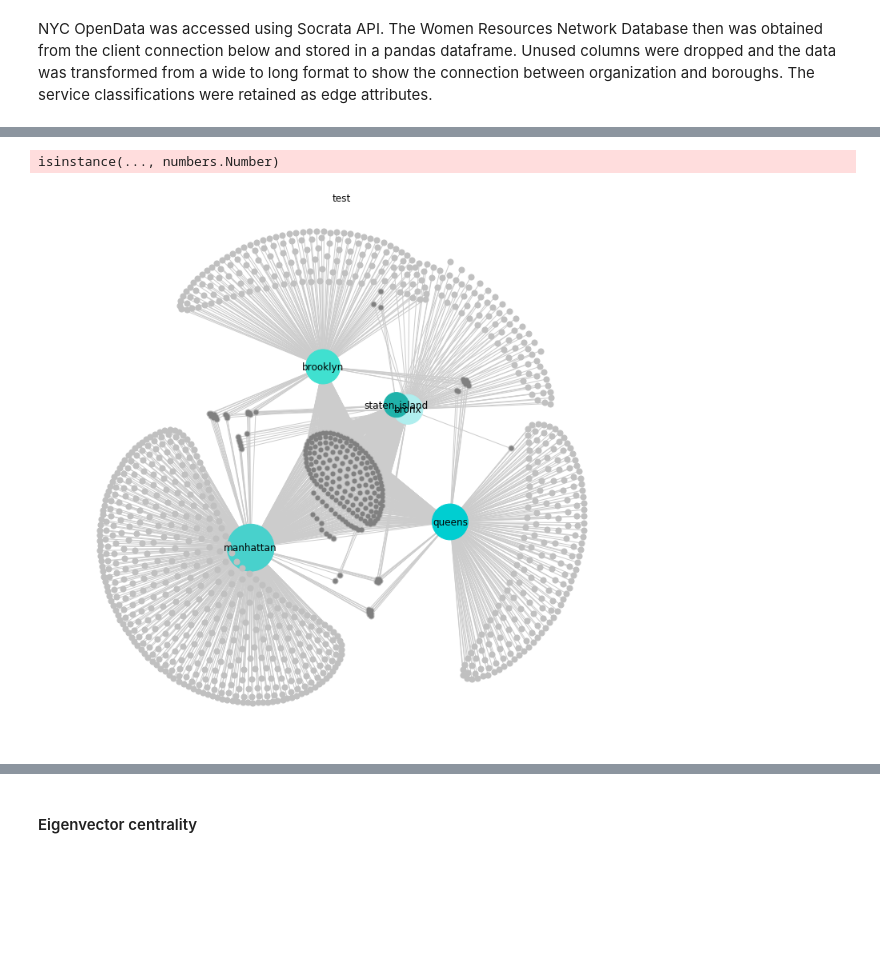
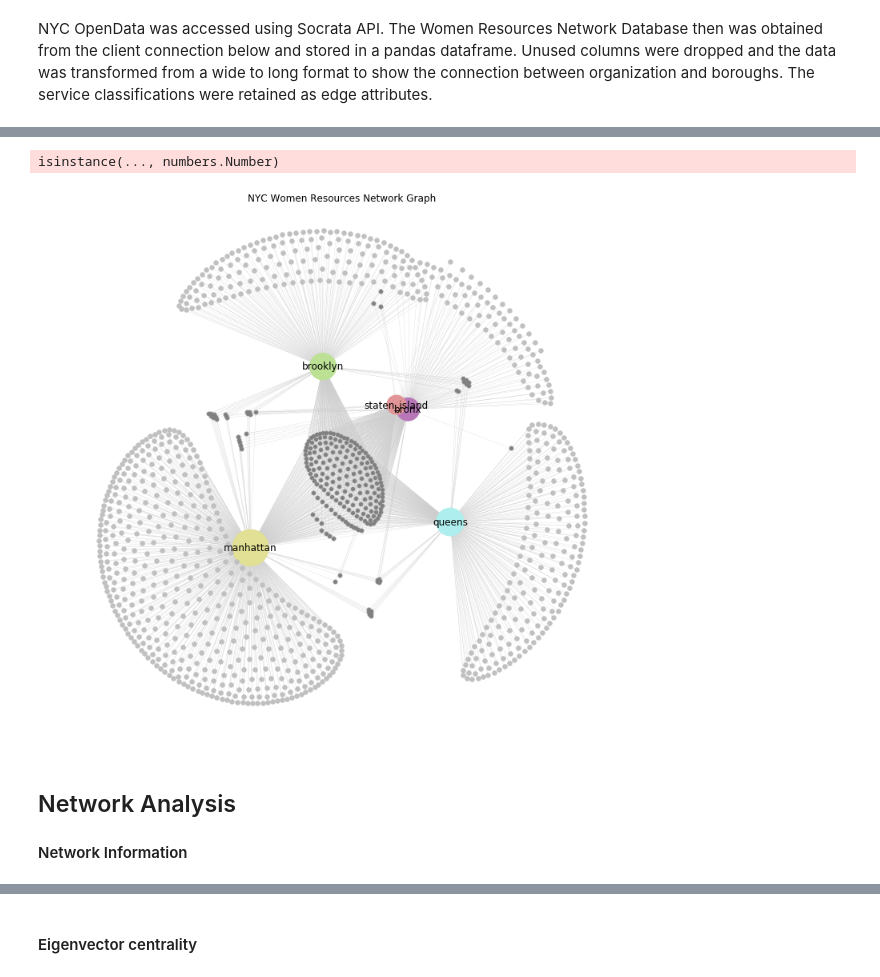
Before and after one commit to miasiracusa/620, a Jupyter notebook: Project-1/Network-Analysis.ipynb, the cells around one changed output, grey strips where cells are left out. Drawn from its saved outputs; the diff is of its cells as text; code cells hidden in the pictures; blank space fills up the shorter version.

Commit message:
Updated transformation, network graph, and analysis

```diff
--- a/Project-1/Network-Analysis.ipynb
+++ b/Project-1/Network-Analysis.ipynb
@@ -90,39 +74,37 @@ t[['organizationname', 'boro', 'services']]
 # %%
-df=t
 ## network lists for later use
 org_name = list(df.organizationname.unique())
 boro_name = list(df.boro.unique())
-boro_values = ['#AFEEEE', '#40E0D0', '#48D1CC', '#00CED1', '#20B2AA']
+boro_color = ['#b878b8', '#bce195', '#e1e095', '#afeeee', '#e19596']
 
 ## create graph & set Kamada-Kawai force-directed layout.
 plt.figure(figsize=(12, 12))
-g = nx.from_pandas_edgelist(df, source='boro', target='organizationname')
+g = nx.from_pandas_edgelist(df, source='boro', target='organizationname',edge_attr=True)
 layout = nx.kamada_kawai_layout(g)
 
 ## draw graph
-
-size = [g.degree(boro_name) * 5 for boro_name in boro_name]
+size = [g.degree(boro_name) * 3 for boro_name in boro_name]
 nx.draw_networkx_nodes(g,
                        layout,
                        nodelist=boro_name,
                        node_size=size,
-                       node_color=boro_values)
+                       node_color=boro_color)
 
 nx.draw_networkx_nodes(g, layout, nodelist=org_name, node_color='silver', node_size=50)
 
 # Draw organizations that operate in more than one borough
 high_freq_org = [org_name for org_name in org_name if g.degree(org_name) > 1]
-nx.draw_networkx_nodes(g, layout, nodelist=high_freq_org, node_color='grey', node_size=25)
+nx.draw_networkx_nodes(g, layout, nodelist=high_freq_org, node_color='grey', node_size=15)
 
-nx.draw_networkx_edges(g, layout, width=1, edge_color="#cccccc")
+nx.draw_networkx_edges(g, layout, width=0.25, edge_color="#cccccc")
 
 node_labels = dict(zip(boro, boro))
 nx.draw_networkx_labels(g, layout, labels=node_labels)
 
 ## plot graph
 plt.axis('off')
-plt.title('test')
+plt.title('NYC Women Resources Network Graph')
 plt.show()
 # %% [output]
 isinstance(..., numbers.Number)
-[figure, old version]
+[figure, new version]
@@ -130,0 +111,4 @@ g.degree(borough)
+# %% [markdown]
+## Network Analysis
+
+#### Network Information
```
Also changed, not shown: parts of 11 cells of this notebook.
